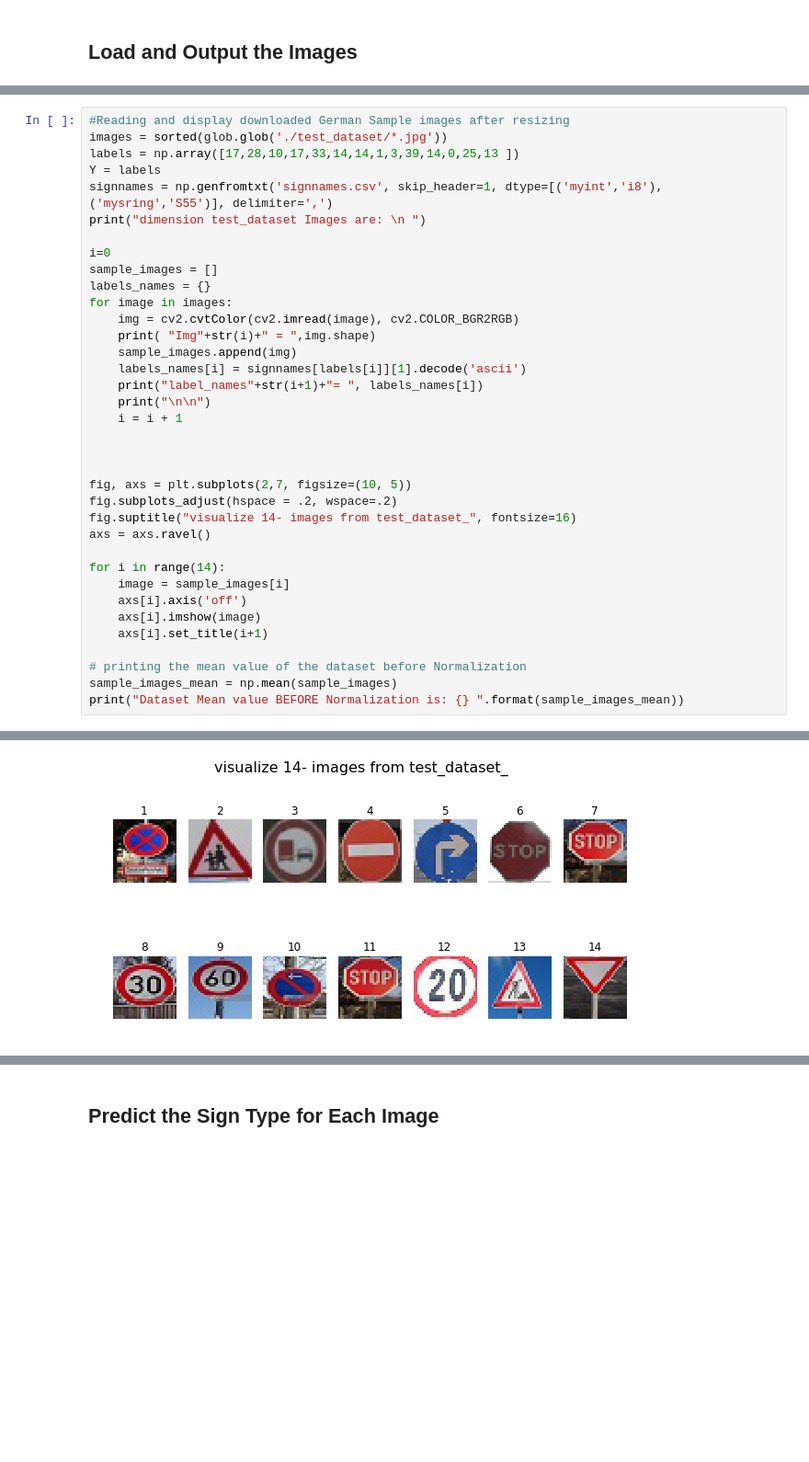
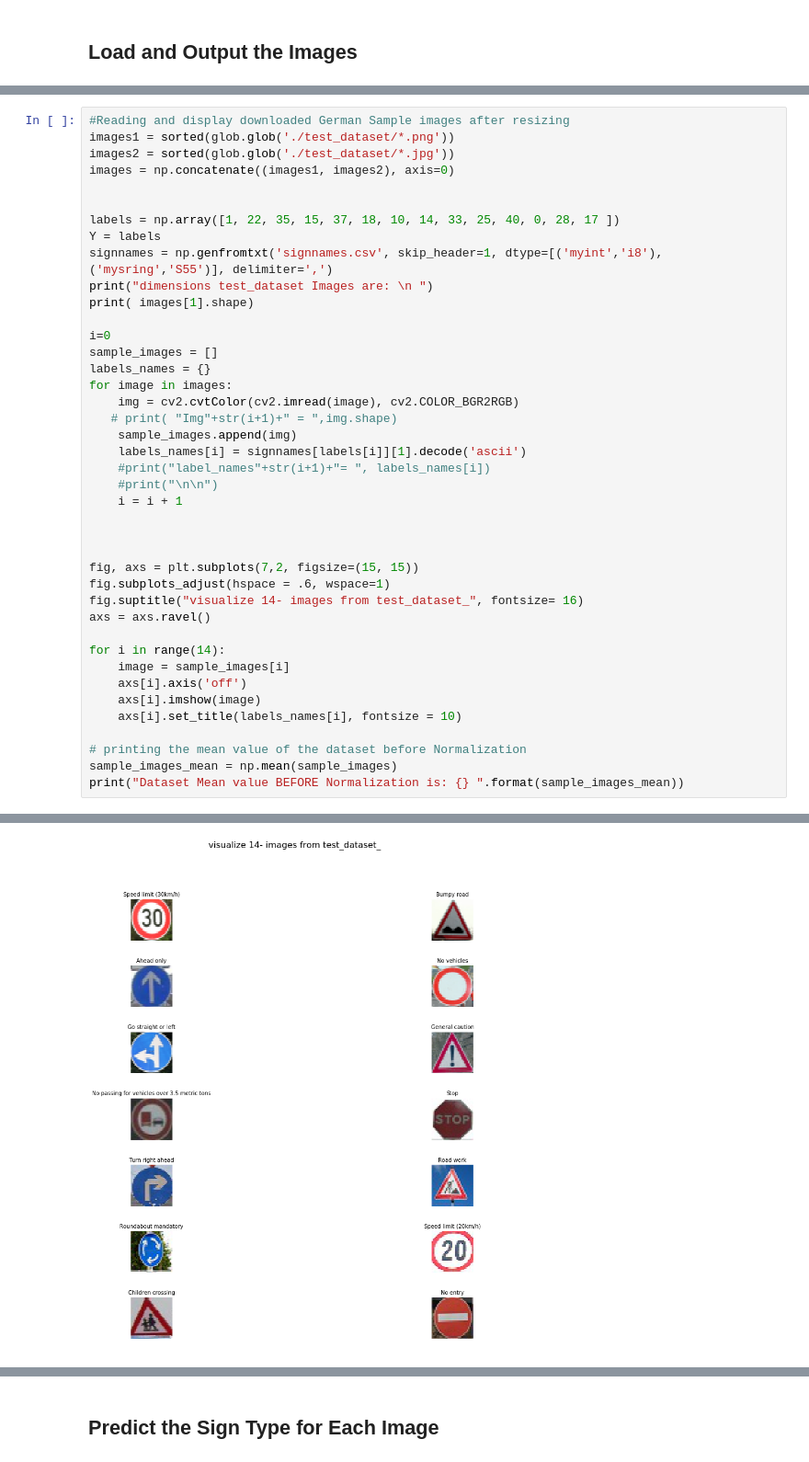
Before and after one commit to MyadaRoshdi/P2, a Jupyter notebook: Traffic_Sign_Classifier.ipynb, the cells around one changed output, grey strips where cells are left out. Shown at 92% size. Saved outputs shown, nothing was run; the diff lists cells and outputs as text; blank space fills up the shorter version.

Commit message:
adding analysis per image for every Random test image

```diff
--- a/Traffic_Sign_Classifier.ipynb
+++ b/Traffic_Sign_Classifier.ipynb
@@ -969,35 +969,40 @@ os.listdir("test_dataset")
 # %%
 #Reading and display downloaded German Sample images after resizing
-images = sorted(glob.glob('./test_dataset/*.jpg'))
-labels = np.array([17,28,10,17,33,14,14,1,3,39,14,0,25,13 ])
+images1 = sorted(glob.glob('./test_dataset/*.png'))
+images2 = sorted(glob.glob('./test_dataset/*.jpg'))
+images = np.concatenate((images1, images2), axis=0)
+
+
+labels = np.array([1, 22, 35, 15, 37, 18, 10, 14, 33, 25, 40, 0, 28, 17 ])
 Y = labels
 signnames = np.genfromtxt('signnames.csv', skip_header=1, dtype=[('myint','i8'), ('mysring','S55')], delimiter=',')
-print("dimension test_dataset Images are: \n ")
+print("dimensions test_dataset Images are: \n ")
+print( images[1].shape)
 
 i=0
 sample_images = []
 labels_names = {}
 for image in images:
     img = cv2.cvtColor(cv2.imread(image), cv2.COLOR_BGR2RGB)
-    print( "Img"+str(i)+" = ",img.shape)
+   # print( "Img"+str(i+1)+" = ",img.shape)
     sample_images.append(img)
     labels_names[i] = signnames[labels[i]][1].decode('ascii')
-    print("label_names"+str(i+1)+"= ", labels_names[i])
-    print("\n\n")
+    #print("label_names"+str(i+1)+"= ", labels_names[i])
+    #print("\n\n")
     i = i + 1
 
 
 
-fig, axs = plt.subplots(2,7, figsize=(10, 5))
-fig.subplots_adjust(hspace = .2, wspace=.2)
-fig.suptitle("visualize 14- images from test_dataset_", fontsize=16)
+fig, axs = plt.subplots(7,2, figsize=(15, 15))
+fig.subplots_adjust(hspace = .6, wspace=1)
+fig.suptitle("visualize 14- images from test_dataset_", fontsize= 16)
 axs = axs.ravel()
 
 for i in range(14):
     image = sample_images[i]
     axs[i].axis('off')
     axs[i].imshow(image)
-    axs[i].set_title(i+1)
+    axs[i].set_title(labels_names[i], fontsize = 10)
 
 # printing the mean value of the dataset before Normalization
 sample_images_mean = np.mean(sample_images)
@@ -1023,4 +1015,4 @@ Dataset Mean value BEFORE Normalization is: 111.62379092261905
-[figure, old version]
+[figure, new version]
 # %%
 # Converting to grayscale then Normalize
 sample_images = np.array(sample_images)
```
Also changed, not shown: parts of 17 cells of this notebook, 14 other files.
